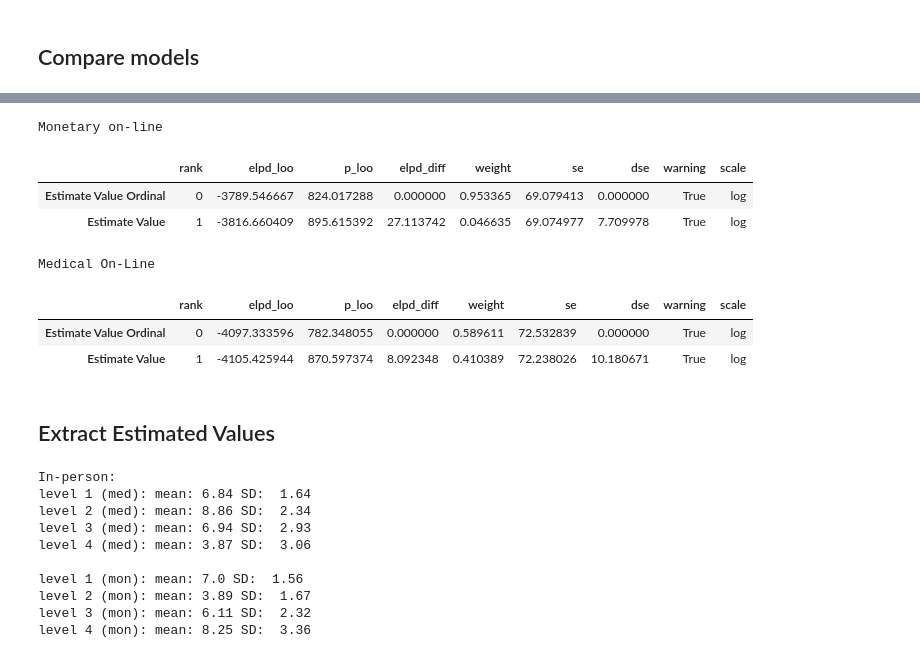
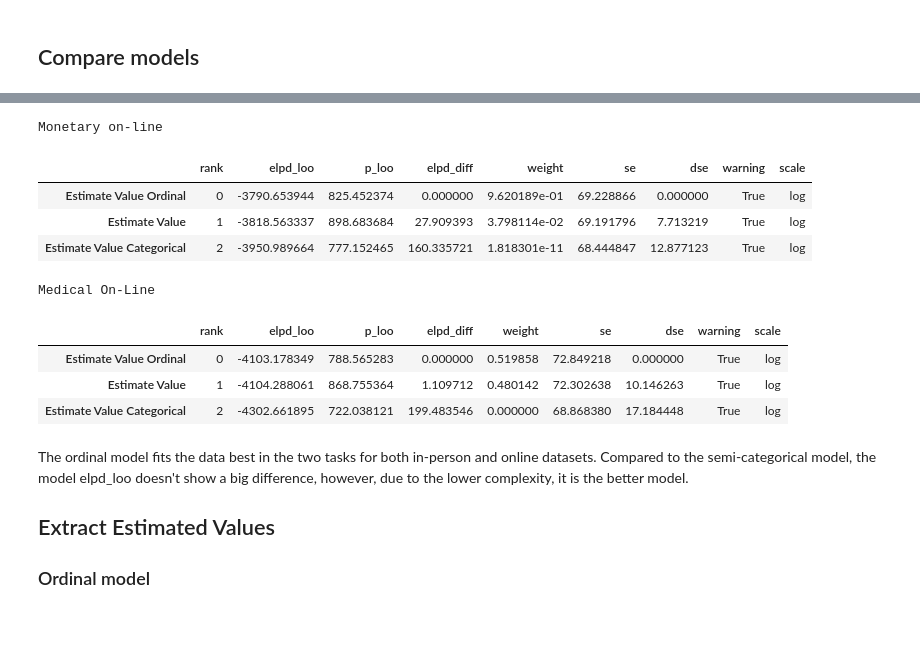
Before and after one commit to KoremNSN/QualMod, a Jupyter notebook: 3.1.MainAnalysis-ordinal.ipynb, the cells around one changed output, grey strips where cells are left out. Cells and saved outputs as stored; diff of their text form; code cells hidden in the pictures; blank space fills up the shorter version.

```diff
--- a/3.1.MainAnalysis-ordinal.ipynb
+++ b/3.1.MainAnalysis-ordinal.ipynb
@@ -249,4 +329,7 @@ med_estimated_online = estimate_value(db_med_online, n_subs_med_online, sub_idx_
 
 mon_estimated_online_ord = estimate_value_ord(db_mon_online, n_subs_online, sub_idx_online)
 med_estimated_online_ord = estimate_value_ord(db_med_online, n_subs_med_online, sub_idx_med_online)
+
+mon_estimated_online_cat = estimate_value_cat(db_mon_online, n_subs_online, sub_idx_online)
+med_estimated_online_cat = estimate_value_cat(db_med_online, n_subs_med_online, sub_idx_med_online)
 # %% [output]
@@ -287,21 +376,25 @@ Medical in-Person
 # %%
 print('Monetary on-line')
 compare_dict = {'Estimate Value':  mon_estimated_online,
-                'Estimate Value Ordinal': mon_estimated_online_ord
+                'Estimate Value Ordinal': mon_estimated_online_ord,
+                'Estimate Value Categorical': mon_estimated_online_cat
 
 }
 
 comp = az.compare(compare_dict)
 comp
 # %% [output]
 Monetary on-line
 |  | rank | elpd_loo | p_loo | elpd_diff | weight | se | dse | warning | scale |
-| Estimate Value Ordinal | 0 | -3789.546667 | 824.017288 | 0.000000 | 0.953365 | 69.079413 | 0.000000 | True | log |
-| Estimate Value | 1 | -3816.660409 | 895.615392 | 27.113742 | 0.046635 | 69.074977 | 7.709978 | True | log |
+| Estimate Value Ordinal | 0 | -3790.653944 | 825.452374 | 0.000000 | 9.620189e-01 | 69.228866 | 0.000000 | True | log |
+| Estimate Value | 1 | -3818.563337 | 898.683684 | 27.909393 | 3.798114e-02 | 69.191796 | 7.713219 | True | log |
+| Estimate Value Categorical | 2 | -3950.989664 | 777.152465 | 160.335721 | 1.818301e-11 | 68.444847 | 12.877123 | True | log |
 # %%
 print('Medical On-Line')
 compare_dict = {'Estimate Value':  med_estimated_online,
-                'Estimate Value Ordinal': med_estimated_online_ord
+                'Estimate Value Ordinal': med_estimated_online_ord,
+                'Estimate Value Categorical': med_estimated_online_cat
+
 
 }
 
@@ -310,30 +403,13 @@ comp
 # %% [output]
 Medical On-Line
 |  | rank | elpd_loo | p_loo | elpd_diff | weight | se | dse | warning | scale |
-| Estimate Value Ordinal | 0 | -4097.333596 | 782.348055 | 0.000000 | 0.589611 | 72.532839 | 0.000000 | True | log |
-| Estimate Value | 1 | -4105.425944 | 870.597374 | 8.092348 | 0.410389 | 72.238026 | 10.180671 | True | log |
+| Estimate Value Ordinal | 0 | -4103.178349 | 788.565283 | 0.000000 | 0.519858 | 72.849218 | 0.000000 | True | log |
+| Estimate Value | 1 | -4104.288061 | 868.755364 | 1.109712 | 0.480142 | 72.302638 | 10.146263 | True | log |
+| Estimate Value Categorical | 2 | -4302.661895 | 722.038121 | 199.483546 | 0.000000 | 68.868380 | 17.184448 | True | log |
 # %% [markdown]
+The ordinal model fits the data best in the two tasks for both in-person and online datasets.</br>
+Compared to the semi-categorical model, the model elpd_loo doesn't show a big difference, however, due to the lower complexity, it is the better model.
+
 ## Extract Estimated Values
+
+### Ordinal model
-# %%
-print("In-person: ")
-
-print("level 1 (med): mean:", round(az.summary(med_estimated, var_names=['level1'])['mean'].mean(),2), "SD: ", round(az.summary(med_estimated, var_names=['level1'])['sd'].mean(),2))
-print("level 2 (med): mean:", round(az.summary(med_estimated, var_names=['level2'])['mean'].mean(),2), "SD: ", round(az.summary(med_estimated, var_names=['level2'])['sd'].mean(),2))
-print("level 3 (med): mean:", round(az.summary(med_estimated, var_names=['level3'])['mean'].mean(),2), "SD: ", round(az.summary(med_estimated, var_names=['level3'])['sd'].mean(),2))
-print("level 4 (med): mean:", round(az.summary(med_estimated, var_names=['level4'])['mean'].mean(),2), "SD: ", round(az.summary(med_estimated, var_names=['level4'])['sd'].mean(),2))
-print()
-print("level 1 (mon): mean:", round(az.summary(mon_estimated, var_names=['level1'])['mean'].mean(),2), "SD: ", round(az.summary(mon_estimated, var_names=['level1'])['sd'].mean(),2))
-print("level 2 (mon): mean:", round(az.summary(mon_estimated, var_names=['level2'])['mean'].mean(),2), "SD: ", round(az.summary(mon_estimated, var_names=['level2'])['sd'].mean(),2))
-print("level 3 (mon): mean:", round(az.summary(mon_estimated, var_names=['level3'])['mean'].mean(),2), "SD: ", round(az.summary(mon_estimated, var_names=['level3'])['sd'].mean(),2))
-print("level 4 (mon): mean:", round(az.summary(mon_estimated, var_names=['level4'])['mean'].mean(),2), "SD: ", round(az.summary(mon_estimated, var_names=['level4'])['sd'].mean(),2))
-# %% [output]
-In-person:
-level 1 (med): mean: 6.84 SD:  1.64
-level 2 (med): mean: 8.86 SD:  2.34
-level 3 (med): mean: 6.94 SD:  2.93
-level 4 (med): mean: 3.87 SD:  3.06
-
-level 1 (mon): mean: 7.0 SD:  1.56
-level 2 (mon): mean: 3.89 SD:  1.67
-level 3 (mon): mean: 6.11 SD:  2.32
-level 4 (mon): mean: 8.25 SD:  3.36
```
Also changed, not shown: parts of 20 cells of this notebook.
